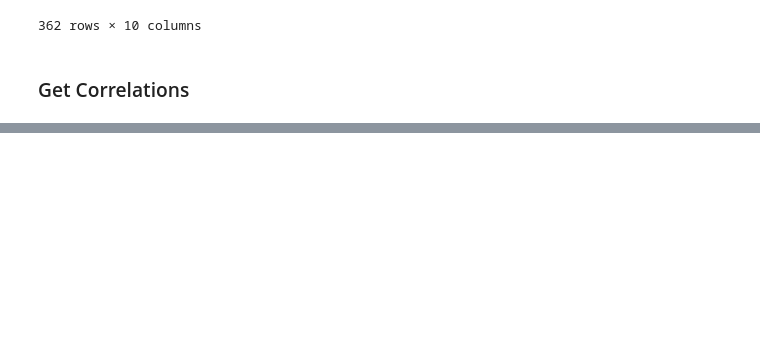
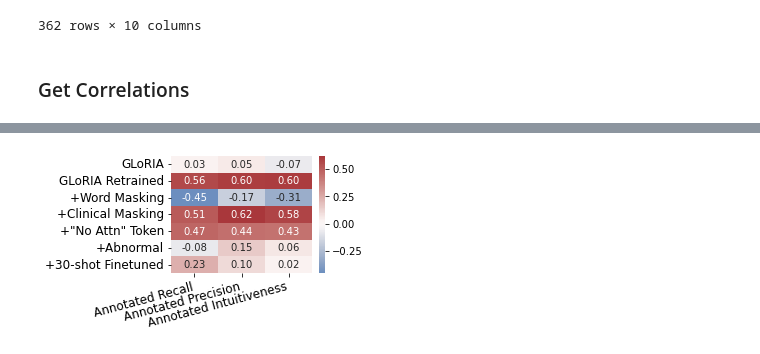
Before and after one commit to strongbeamsprout/gloria-nlp-project, a Jupyter notebook: compare_model_outs3.ipynb, the cells around one changed output, grey strips where cells are left out. Saved outputs shown, nothing was run; the diff lists cells and outputs as text; code cells hidden in the pictures; blank space fills up the shorter version.

```diff
--- a/compare_model_outs3.ipynb
+++ b/compare_model_outs3.ipynb
@@ -885,0 +998,18 @@ Is Abnormal & -0.064 & 0.078 & -0.044 & -0.218 & 0.137 & 0.300 & 0.103 & -0.073
+# %%
+for i, row in correlation_df.iterrows():
+    correlation_heatmap = {}
+    for metric2 in metrics:
+        if metric2 == 'no_attn_score' and row.model != 'retrainednoattn':
+            continue
+        correlation_heatmap[metric_names[metric2]] = {}
+        for metric1 in metrics:
+            if (metric1 + '_and_' + metric2) in row.keys():
+                correlation_heatmap[metric_names[metric2]][metric_names[metric1]] = row[(metric1 + '_and_' + metric2)]
+            elif metric1==metric2:
+                correlation_heatmap[metric_names[metric2]][metric_names[metric1]] = float('nan')
+    correlation_heatmap = pd.DataFrame(correlation_heatmap).transpose()
+    plt.figure(constrained_layout = True, figsize=(13,4))
+    chart = sns.heatmap(correlation_heatmap, center=0, annot=True, fmt='.2f', cmap='vlag')
+    chart.set_xticklabels(chart.get_xticklabels(), rotation=15, horizontalalignment='right', fontsize=12)
+    chart.set_yticklabels(chart.get_yticklabels(), fontsize=12)
+    plt.savefig('correlations_for_' + row.model + '_app.pdf')
@@ -885,0 +1024,28 @@ Is Abnormal & -0.064 & 0.078 & -0.044 & -0.218 & 0.137 & 0.300 & 0.103 & -0.073
+# %%
+model_names = {'original': 'GLoRIA', 'retrained': 'GLoRIA Retrained',
+                   'retrainedwordmasked': '+Word Masking',
+                   'retrainedclinicalmasked': '+Clinical Masking',
+                   'retrainednoattn': '+"No Attn" Token',
+                   'retrainedabnormal': '+Abnormal',
+                   'retrainedsup': '+30-shot Finetuned',
+                   'retrainedrandsent': '+Rand Sents',
+                   'uniter': 'UNITER'}
+correlation_heatmap = {}
+for i, row in correlation_df.iterrows():
+    for metric2 in ['local_sim']:
+        if metric2 == 'no_attn_score' and row.model != 'retrainednoattn':
+            continue
+        correlation_heatmap[model_names[row.model]] = {}
+        for metric1 in ['ann_recall', 'ann_precision', 'ann_intuitiveness']:
+            if (metric1 + '_and_' + metric2) in row.keys():
+                correlation_heatmap[model_names[row.model]][metric_names[metric1]] = row[(metric1 + '_and_' + metric2)]
+            elif metric1==metric2:
+                correlation_heatmap[model_names[row.model]][metric_names[metric1]] = float('nan')
+correlation_heatmap = pd.DataFrame(correlation_heatmap).transpose()
+plt.figure(constrained_layout = True, figsize=(4.5,2.5))
+chart = sns.heatmap(correlation_heatmap, center=0, annot=True, fmt='.2f', cmap='vlag')
+chart.set_xticklabels(chart.get_xticklabels(), rotation=15, horizontalalignment='right', fontsize=12)
+chart.set_yticklabels(chart.get_yticklabels(), fontsize=12)
+plt.savefig('correlations_with_local_sim_app.pdf')
+# %% [output]
+[figure, added]
```
Also changed, not shown: parts of 18 cells of this notebook, 3 other files.
